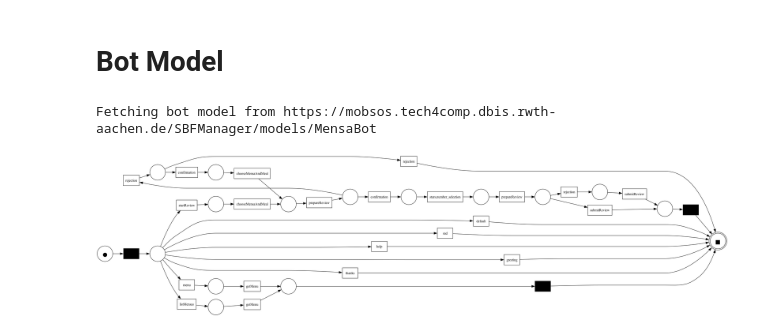
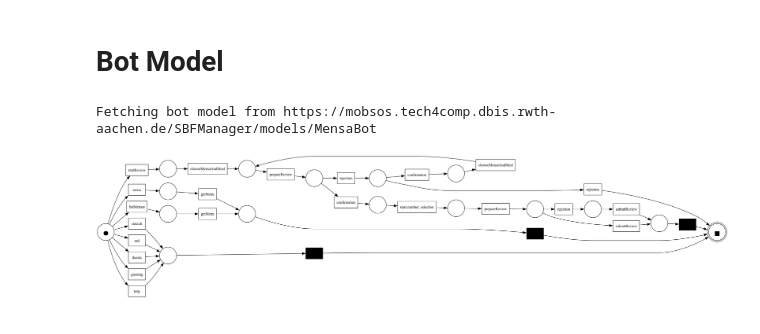
Before and after one commit to rwth-acis/process-mining-for-bots, a Jupyter notebook: visualize.log.ipynb, the cells around one changed output. Saved outputs shown, nothing was run; the diff lists cells and outputs as text; code cells hidden in the pictures.

```diff
--- a/visualize.log.ipynb
+++ b/visualize.log.ipynb
@@ -104,13 +111,12 @@ traces
 # %%
 model = fetch_bot_model(bot_name,bot_manager_endpoint)
 bp = get_parser(model)
+dfg,start_activities,end_activities = bp.get_dfg()
 bot_net,bot_im,bot_fm= bp.to_petri_net()
-dfg,start_activities,end_activities = bp.get_dfg()
-bot_net=pm4py.reduce_petri_net_invisibles(bot_net)
 pm4py.view_petri_net(bot_net,bot_im,bot_fm)
 # %% [output]
 Fetching bot model from https://mobsos.tech4comp.dbis.rwth-aachen.de/SBFManager/models/MensaBot
-[figure, old version]
+[figure, new version]
 # %%
 unfitting_traces = cc.find_unfitting_traces(log, bot_net, bot_im, bot_fm)
 missing_log_moves = list()
```
Also changed, not shown: parts of 8 cells of this notebook, 3 other files.
